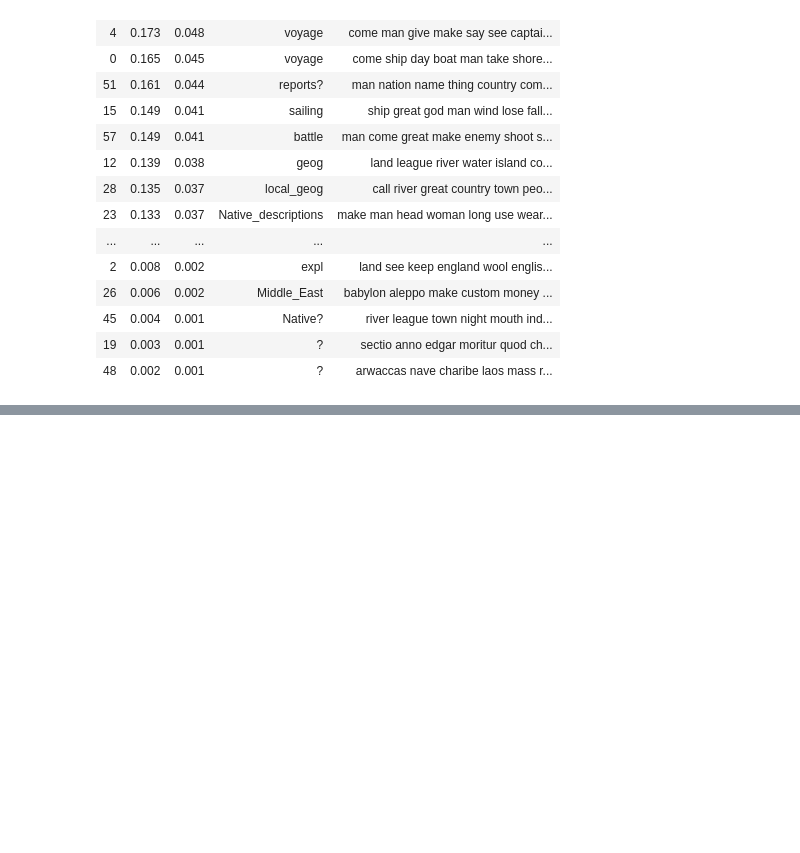
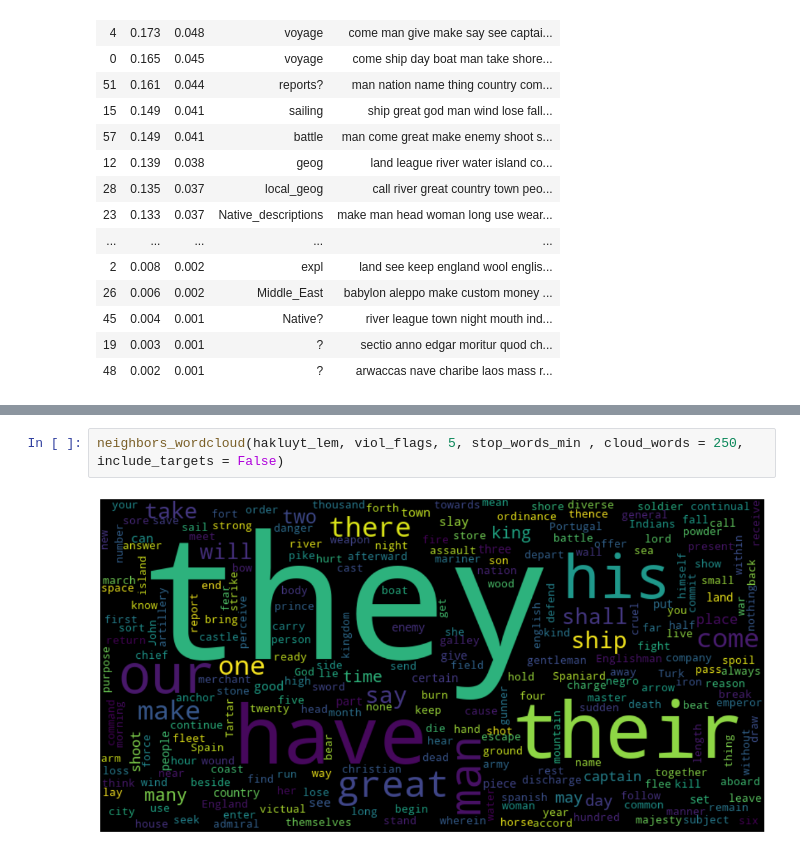
Before and after one commit to ant-lahaie/Hakluyt, a Jupyter notebook: HK_arg.ipynb, the cells around one changed output, grey strips where cells are left out. Saved outputs shown, nothing was run; the diff lists cells and outputs as text; blank space fills up the shorter version.

Commit message:
arg updated up to beginning of violence contexts wordcloud

```diff
--- a/HK_arg.ipynb
+++ b/HK_arg.ipynb
@@ -1173,0 +1318,4 @@ There are certainly many more distinct regions addressed here, including Virgini
+# %%
+neighbors_wordcloud(hakluyt_lem, viol_flags, 5, stop_words_min , cloud_words = 250, include_targets = False)
+# %% [output]
+[figure, added]
```
Also changed, not shown: parts of 13 cells of this notebook, 9 other files.
